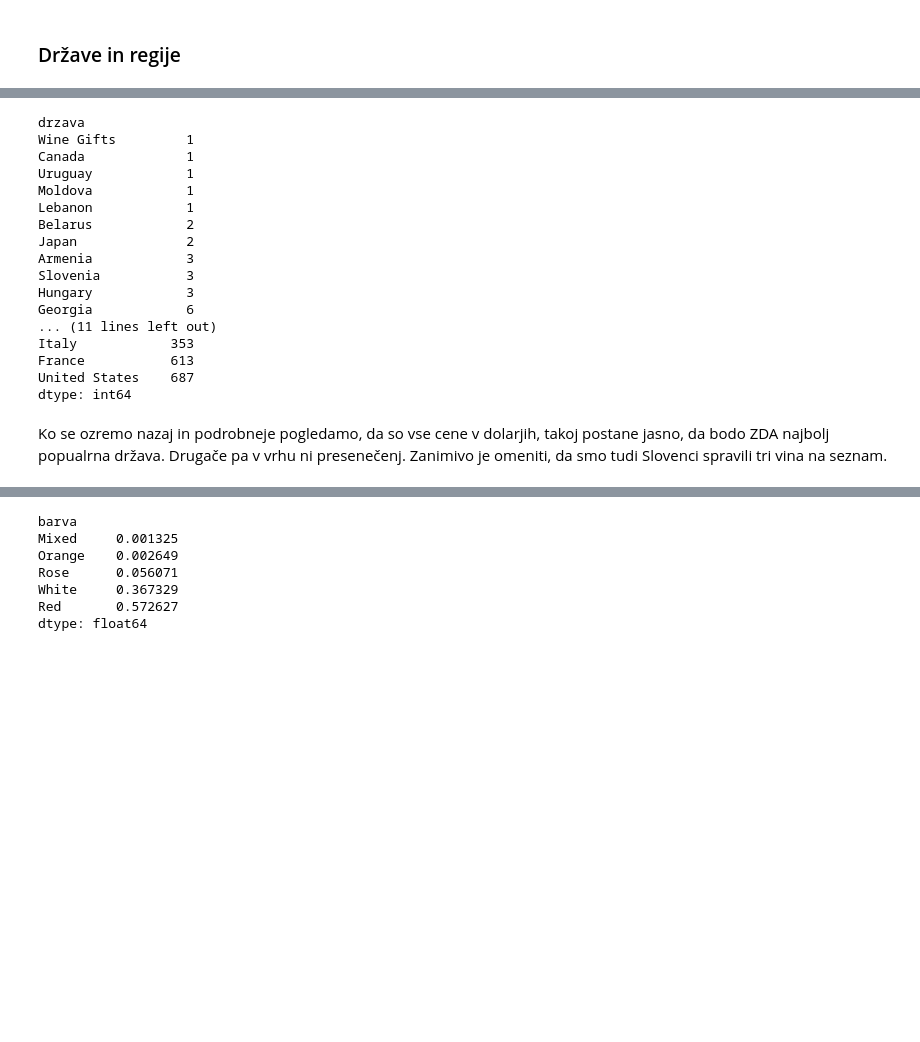
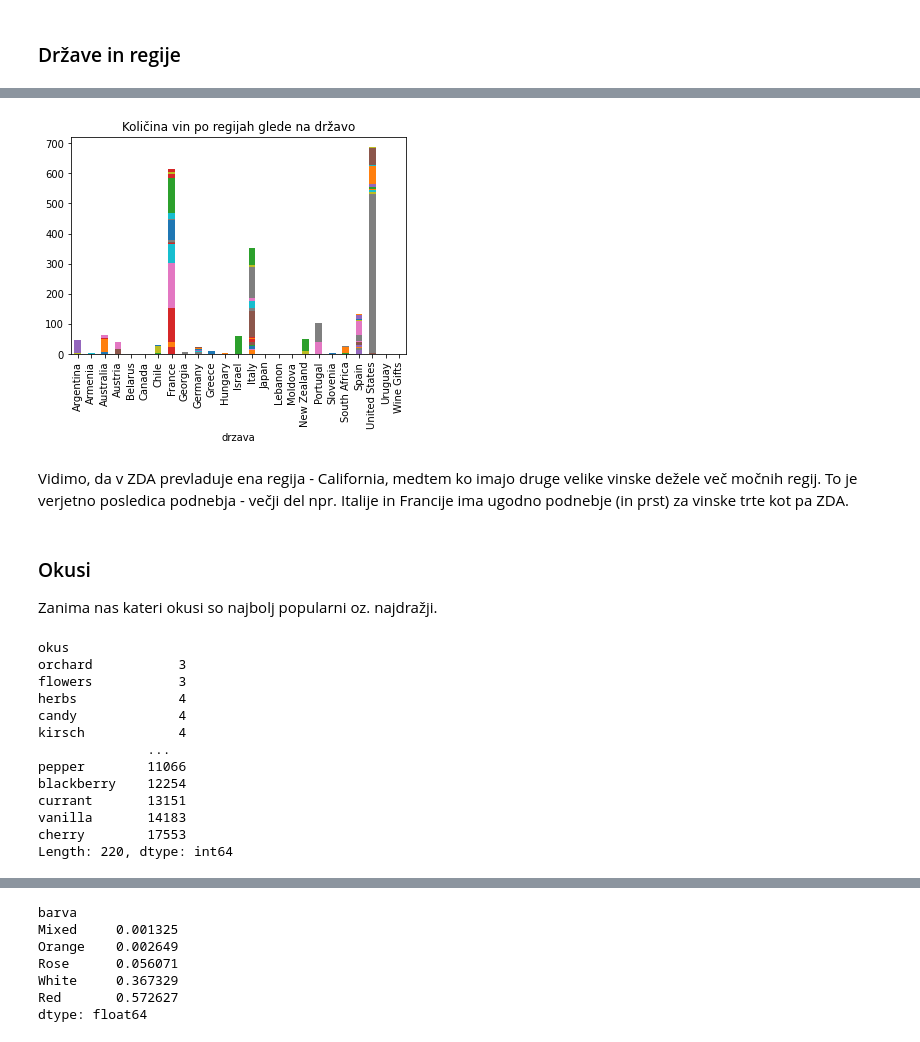
Before and after one commit to timkalan/analiza-vin, a Jupyter notebook: vina.ipynb, the cells around one changed output, grey strips where cells are left out. Cells and saved outputs as stored; diff of their text form; code cells hidden in the pictures; blank space fills up the shorter version.

```diff
--- a/vina.ipynb
+++ b/vina.ipynb
@@ -247,22 +313,27 @@ vina.groupby('sorta').mean().sort_values('cena').head(10).plot.bar(y=['cena', 'z
+# %%
+vina.groupby(['drzava', 'regija']).count()['popularnost'].sort_values().unstack(level=1).plot.bar(
+    stacked=True, legend=False, title='Količina vin po regijah glede na državo');
+# %% [output]
+[figure, added]
+# %% [markdown]
+Vidimo, da v ZDA prevladuje ena regija - California, medtem ko imajo druge velike vinske dežele več močnih regij. To je verjetno posledica podnebja - večji del npr. Italije in Francije ima ugodno podnebje (in prst) za vinske trte kot pa ZDA.
+# %% [markdown]
+### Okusi
+
+Zanima nas kateri okusi so najbolj popularni oz. najdražji.
 # %%
-vina.groupby('drzava').size().sort_values()
+master.groupby('okus').size().sort_values()
 # %% [output]
-drzava
-Wine Gifts         1
-Canada             1
-Uruguay            1
-Moldova            1
-Lebanon            1
-Belarus            2
-Japan              2
-Armenia            3
-Slovenia           3
-Hungary            3
-Georgia            6
-... (11 lines left out)
-Italy            353
-France           613
-United States    687
-dtype: int64
+okus
+orchard           3
+flowers           3
+herbs             4
+candy             4
+kirsch            4
+              ...
+pepper        11066
+blackberry    12254
+currant       13151
+vanilla       14183
+cherry        17553
+Length: 220, dtype: int64
-# %% [markdown]
-Ko se ozremo nazaj in podrobneje pogledamo, da so vse cene v dolarjih, takoj postane jasno, da bodo ZDA najbolj popualrna država. Drugače pa v vrhu ni presenečenj. Zanimivo je omeniti, da smo tudi Slovenci spravili tri vina na seznam.
```
Also changed, not shown: parts of 30 cells of this notebook, 1 other file.
